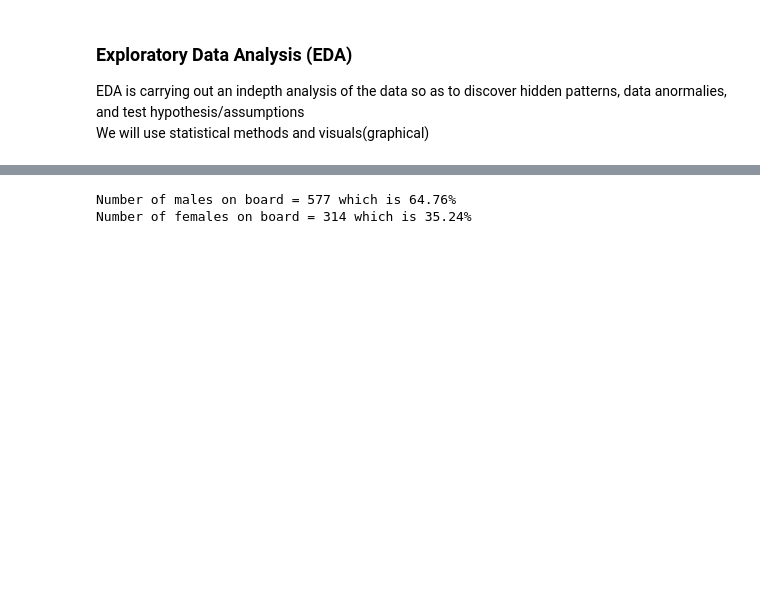
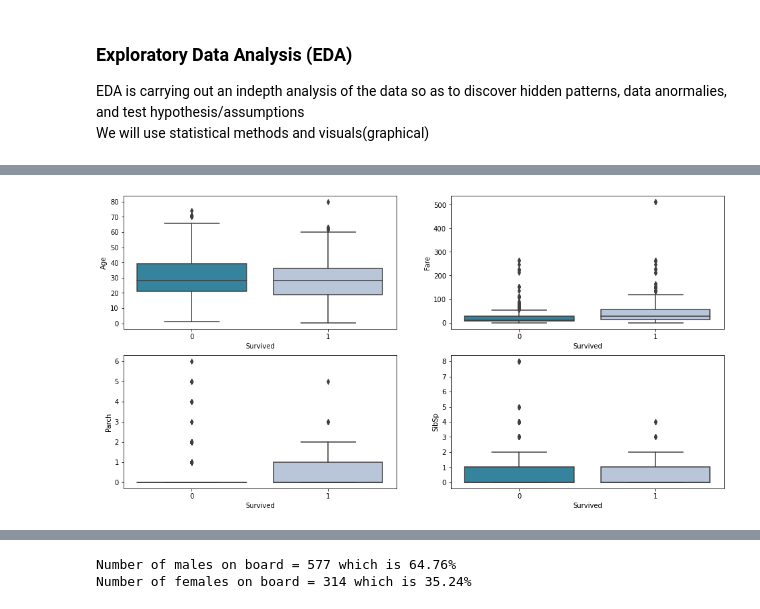
Before and after one commit to Ndaruga/Multiple-Machine-Learning-Projects, a Jupyter notebook: Titanic project/titanic.ipynb, the cells around one changed output, grey strips where cells are left out. Cells and saved outputs as stored; diff of their text form; code cells hidden in the pictures; blank space fills up the shorter version.

Commit message:
Exploratory Data analysis

```diff
--- a/Titanic project/titanic.ipynb
+++ b/Titanic project/titanic.ipynb
@@ -182,9 +167,0 @@ Index(['PassengerId', 'Survived', 'Pclass', 'Age', 'SibSp', 'Parch', 'Fare'], dt
-# %%
-# plot numerical data
-
-fig = plt.figure(figsize = (16,8))
-
-for i in range(len(num_df.columns)):
-    column = num_df.columns[i]
-    sub = fig.add_sublot(2,3,i+1)
-    chart = sns.boxplot(data = num_df, y = column, x = 'Survived', palette = 'RdYlBu')
@@ -193,0 +191,15 @@ AttributeError: 'Figure' object has no attribute 'add_sublot'
+# %%
+#  Dropping hte columns
+cat_df = train_df[["Sex", "Pclass", "Embarked", "Parch","SibSp"]]
+num_df = train_df[["Age", "Fare", "Parch","SibSp"]]
+# %%
+# plot numerical data
+
+fig = plt.figure(figsize = (16,8))
+
+for i in range(len(num_df.columns)):
+    column = num_df.columns[i]
+    sub = fig.add_subplot(2,2,i+1)
+    chart = sns.boxplot(data = train_df, y = column, x = 'Survived', palette = 'PuBuGn_r')
+# %% [output]
+[figure, added]
```
Also changed, not shown: parts of 6 cells of this notebook.
